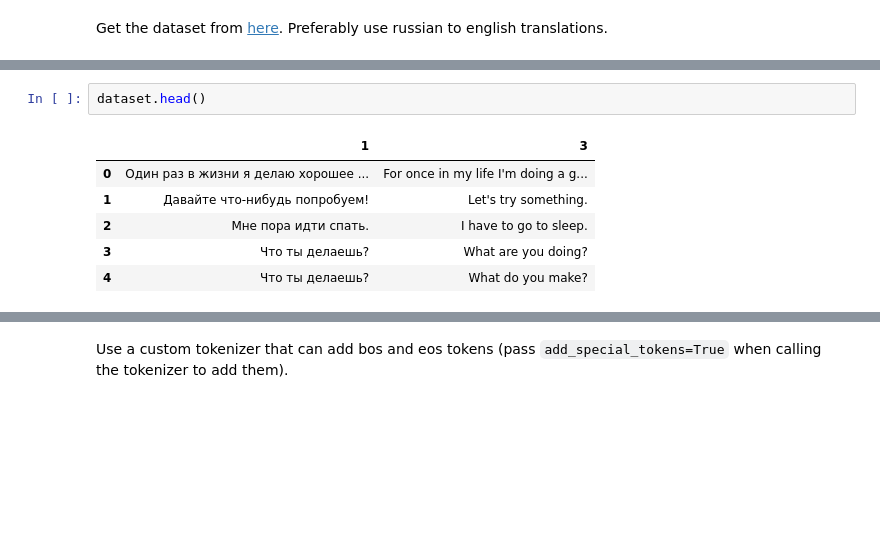
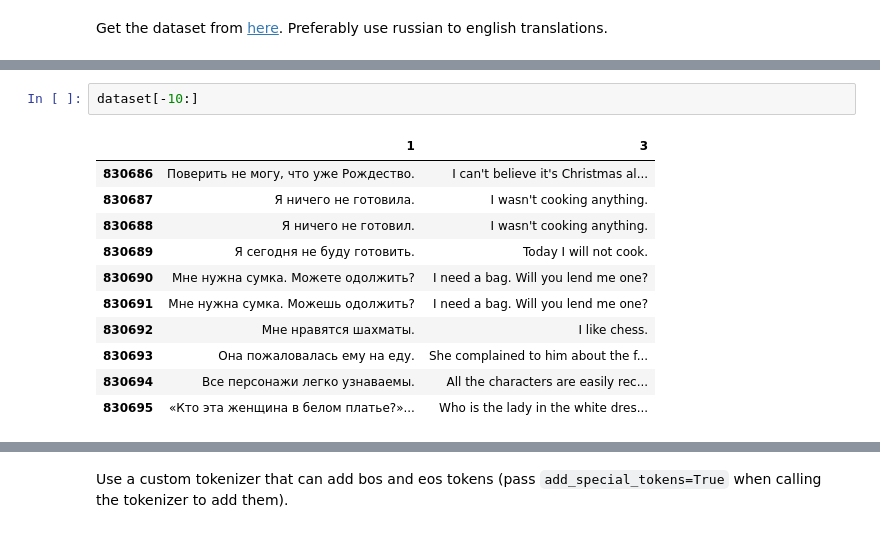
Before and after one commit to MaksKuchuk/NLP-HW, a Jupyter notebook: lab2/main.ipynb, the cells around one changed output, grey strips where cells are left out. Saved outputs shown, nothing was run; the diff lists cells and outputs as text; blank space fills up the shorter version.

```diff
--- a/lab2/main.ipynb
+++ b/lab2/main.ipynb
@@ -34,9 +33,14 @@ dataset = pd.read_csv('dataset.tsv', sep='\t', header=None, usecols=[1, 3])
 # %%
-dataset.head()
+dataset[-10:]
 # %% [output]
 |  | 1 | 3 |
-| 0 | Один раз в жизни я делаю хорошее ... | For once in my life I'm doing a g... |
-| 1 | Давайте что-нибудь попробуем! | Let's try something. |
-| 2 | Мне пора идти спать. | I have to go to sleep. |
-| 3 | Что ты делаешь? | What are you doing? |
-| 4 | Что ты делаешь? | What do you make? |
+| 830686 | Поверить не могу, что уже Рождество. | I can't believe it's Christmas al... |
+| 830687 | Я ничего не готовила. | I wasn't cooking anything. |
+| 830688 | Я ничего не готовил. | I wasn't cooking anything. |
+| 830689 | Я сегодня не буду готовить. | Today I will not cook. |
+| 830690 | Мне нужна сумка. Можете одолжить? | I need a bag. Will you lend me one? |
+| 830691 | Мне нужна сумка. Можешь одолжить? | I need a bag. Will you lend me one? |
+| 830692 | Мне нравятся шахматы. | I like chess. |
+| 830693 | Она пожаловалась ему на еду. | She complained to him about the f... |
+| 830694 | Все персонажи легко узнаваемы. | All the characters are easily rec... |
+| 830695 | «Кто эта женщина в белом платье?»... | Who is the lady in the white dres... |
```
Also changed, not shown: parts of 28 cells of this notebook, 1 other file.
